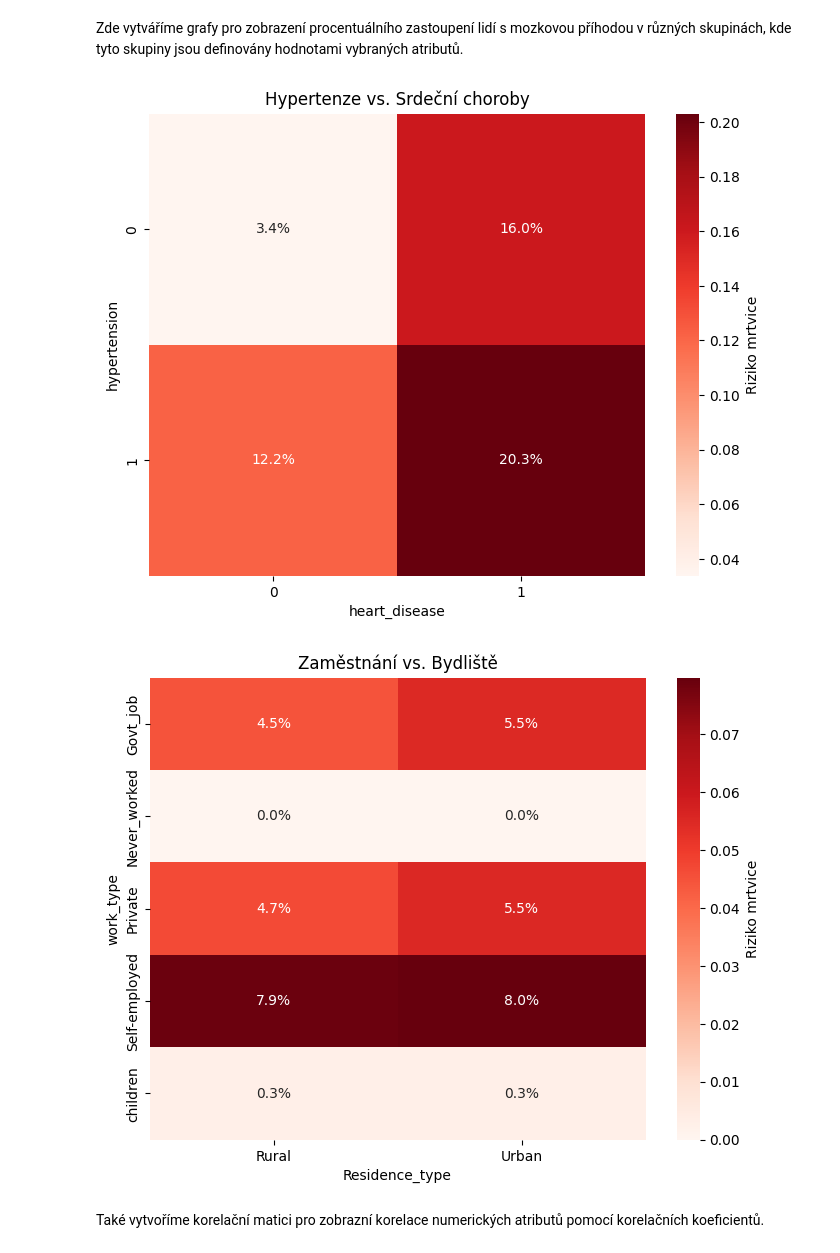
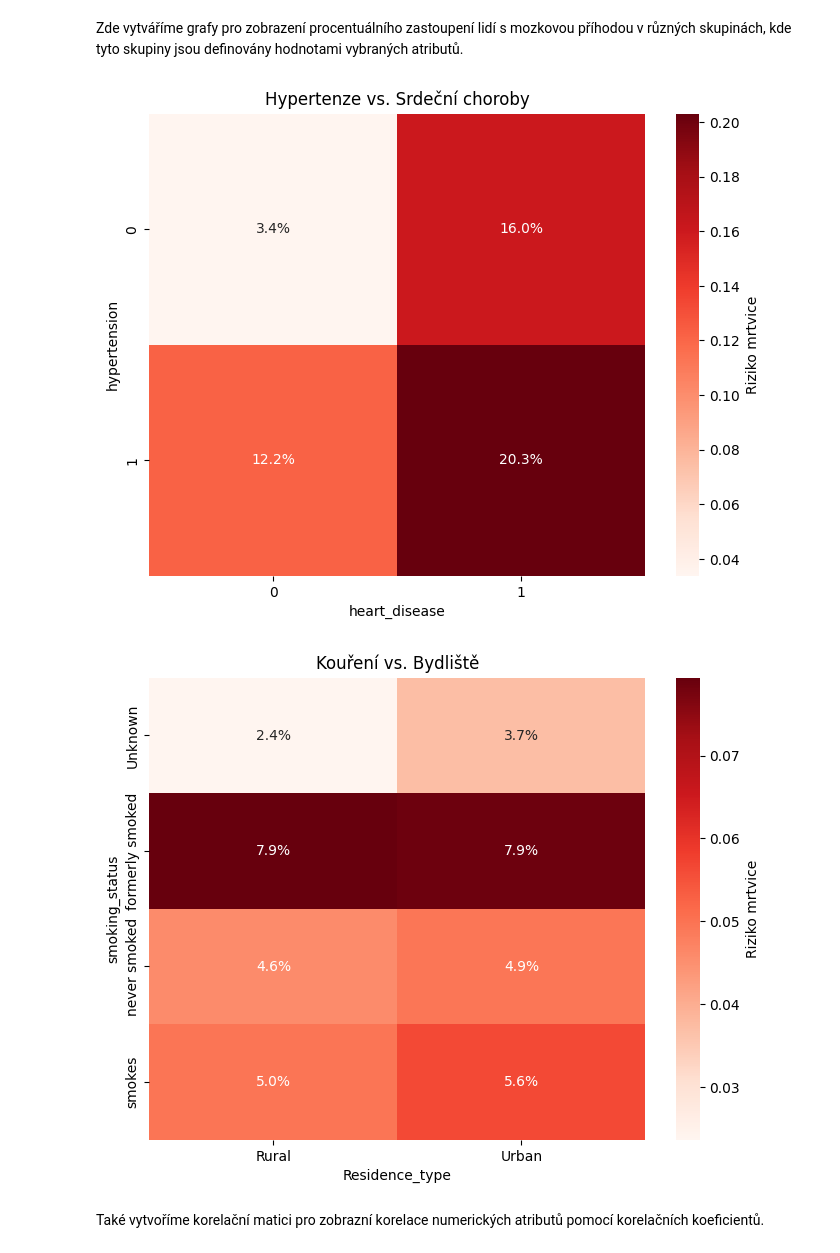
Before and after one commit to LukasKotoun/UPA, a Jupyter notebook: 3/analysis.ipynb, the cells around one changed output. Cells and saved outputs as stored; diff of their text form; code cells hidden in the pictures.

```diff
--- a/3/analysis.ipynb
+++ b/3/analysis.ipynb
@@ -147,22 +147,22 @@ Zde vytváříme grafy pro zobrazení procentuálního zastoupení lidí s mozko
 # %%
 comorbidity_risk = pd.pivot_table(df, values='stroke', index='hypertension',
                                   columns='heart_disease', aggfunc='mean')
 
 plt.figure(figsize=(8, 6))
 sns.heatmap(comorbidity_risk, annot=True, fmt=".1%", cmap='Reds', cbar_kws={'label': 'Riziko mrtvice'})
 plt.title('Hypertenze vs. Srdeční choroby')
 plt.show()
 
-comorbidity_risk = pd.pivot_table(df, values='stroke', index='work_type',
+comorbidity_risk = pd.pivot_table(df, values='stroke', index='smoking_status',
                                   columns='Residence_type', aggfunc='mean')
 
 plt.figure(figsize=(8, 6))
 sns.heatmap(comorbidity_risk, annot=True, fmt=".1%", cmap='Reds', cbar_kws={'label': 'Riziko mrtvice'})
-plt.title('Zaměstnání vs. Bydliště')
+plt.title('Kouření vs. Bydliště')
 plt.show()
 # %% [output]
 [figure]
-[figure, old version]
+[figure, new version]
 # %% [markdown]
 Také vytvoříme korelační matici pro zobrazní korelace numerických atributů pomocí korelačních koeficientů.
 # %%
```
Also changed, not shown: parts of 6 cells of this notebook.
